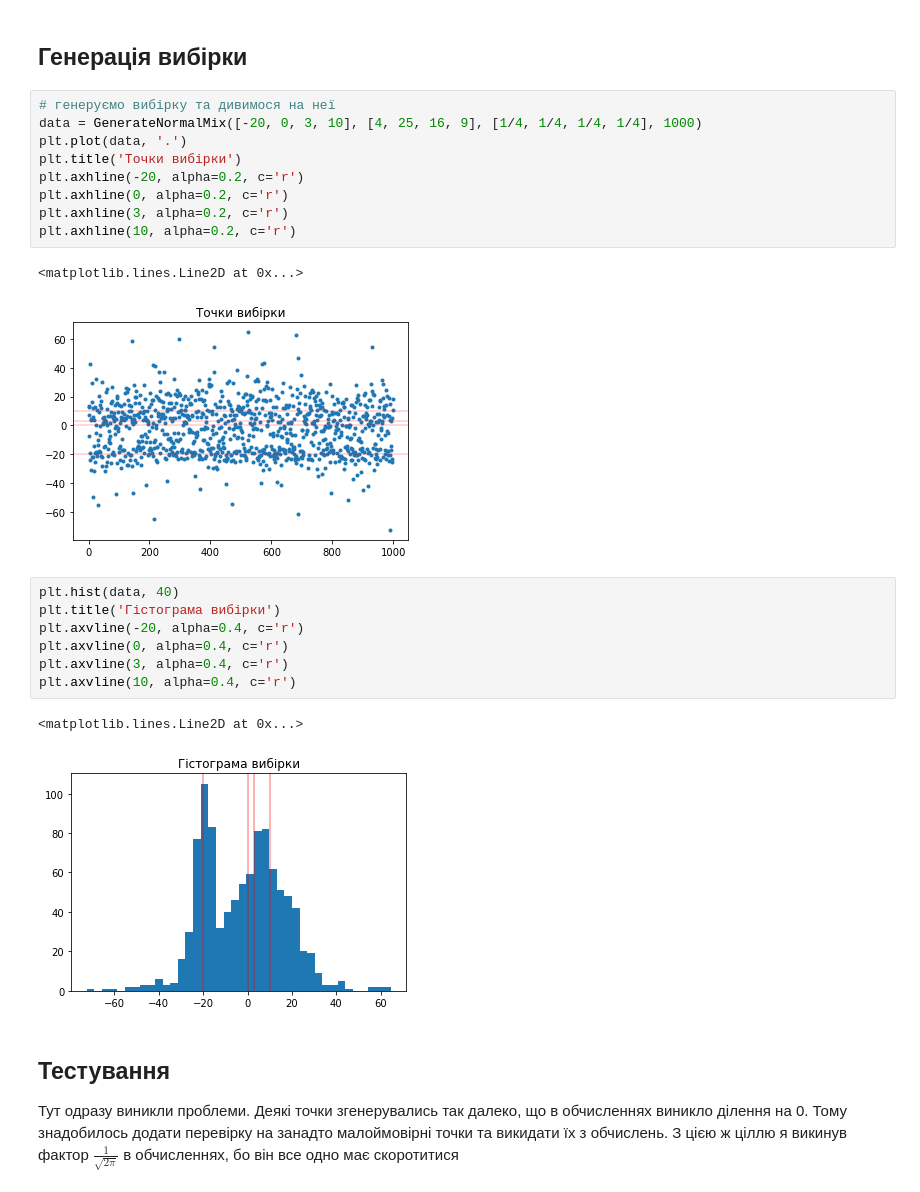
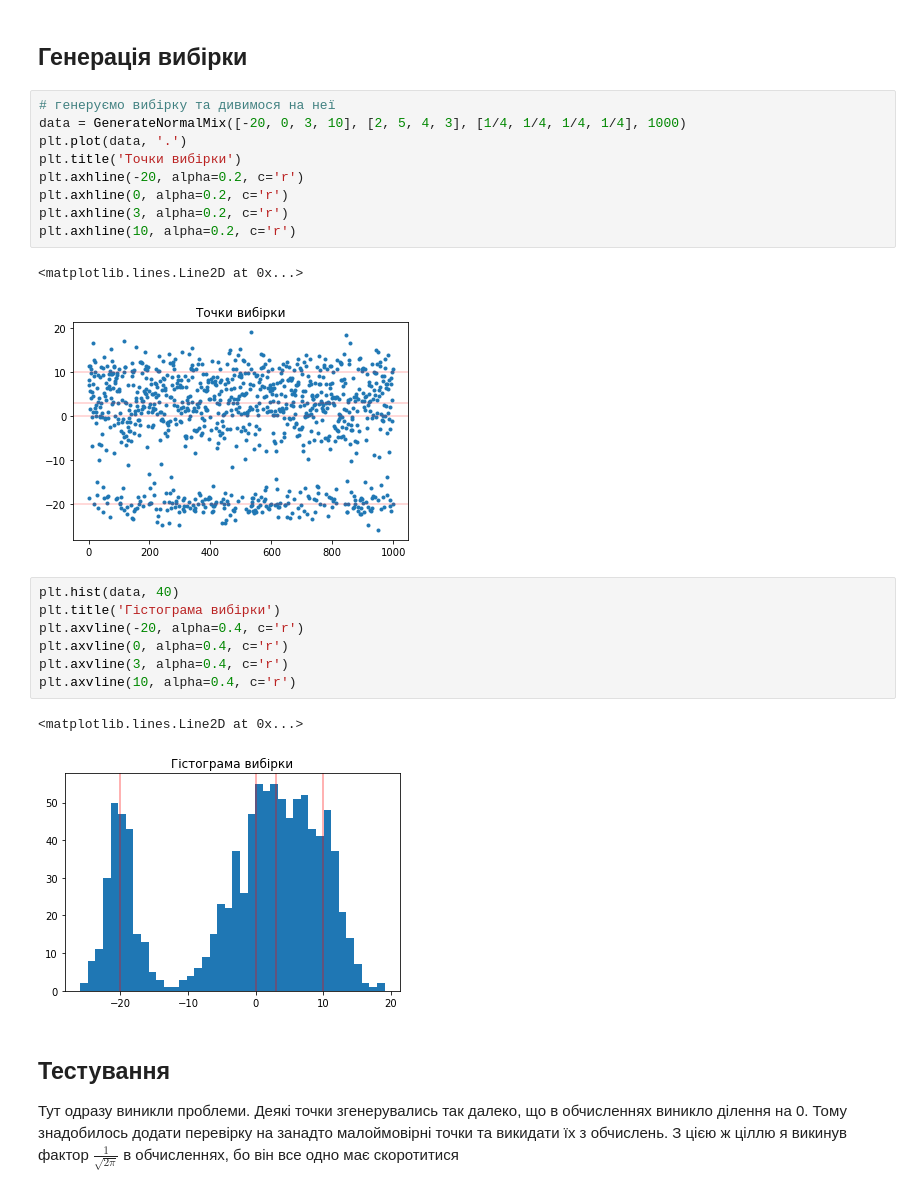
Before and after one commit to mkrooted256/undergrad-work, a Jupyter notebook: 7-markov-models/hw1/EM2.ipynb, the cells around one changed output. Cells and saved outputs as stored; diff of their text form.

```diff
--- a/7-markov-models/hw1/EM2.ipynb
+++ b/7-markov-models/hw1/EM2.ipynb
@@ -122,16 +139,16 @@ def EM_Task2(data, p_start, m_start, d_start, n_iter = 4):
 ## Генерація вибірки
 # %%
 # генеруємо вибірку та дивимося на неї
-data = GenerateNormalMix([-20, 0, 3, 10], [4, 25, 16, 9], [1/4, 1/4, 1/4, 1/4], 1000)
+data = GenerateNormalMix([-20, 0, 3, 10], [2, 5, 4, 3], [1/4, 1/4, 1/4, 1/4], 1000)
 plt.plot(data, '.')
 plt.title('Точки вибірки')
 plt.axhline(-20, alpha=0.2, c='r')
 plt.axhline(0, alpha=0.2, c='r')
 plt.axhline(3, alpha=0.2, c='r')
 plt.axhline(10, alpha=0.2, c='r')
 # %% [output]
 <matplotlib.lines.Line2D at 0x...>
-[figure, old version]
+[figure, new version]
 # %%
 plt.hist(data, 40)
 plt.title('Гістограма вибірки')
@@ -141,7 +158,7 @@ plt.axvline(3, alpha=0.4, c='r')
 plt.axvline(10, alpha=0.4, c='r')
 # %% [output]
 <matplotlib.lines.Line2D at 0x...>
-[figure, old version]
+[figure, new version]
 # %% [markdown]
 ## Тестування
 Тут одразу виникли проблеми. Деякі точки згенерувались так далеко, що в обчисленнях виникло ділення на 0.
```
Also changed, not shown: parts of 16 cells of this notebook, 6 other files.
